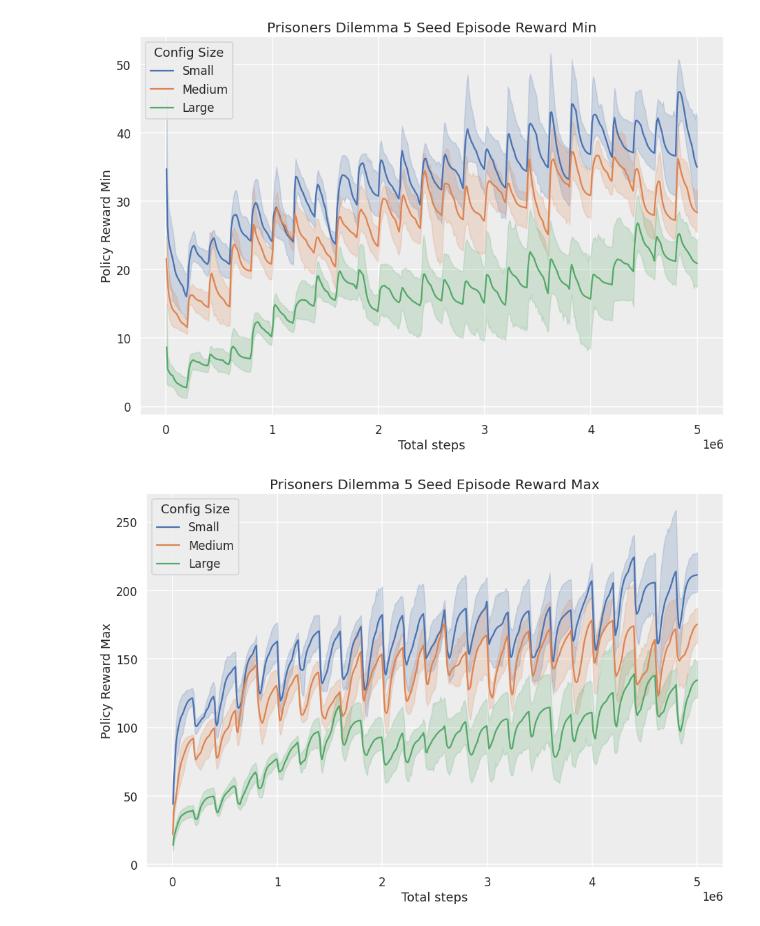
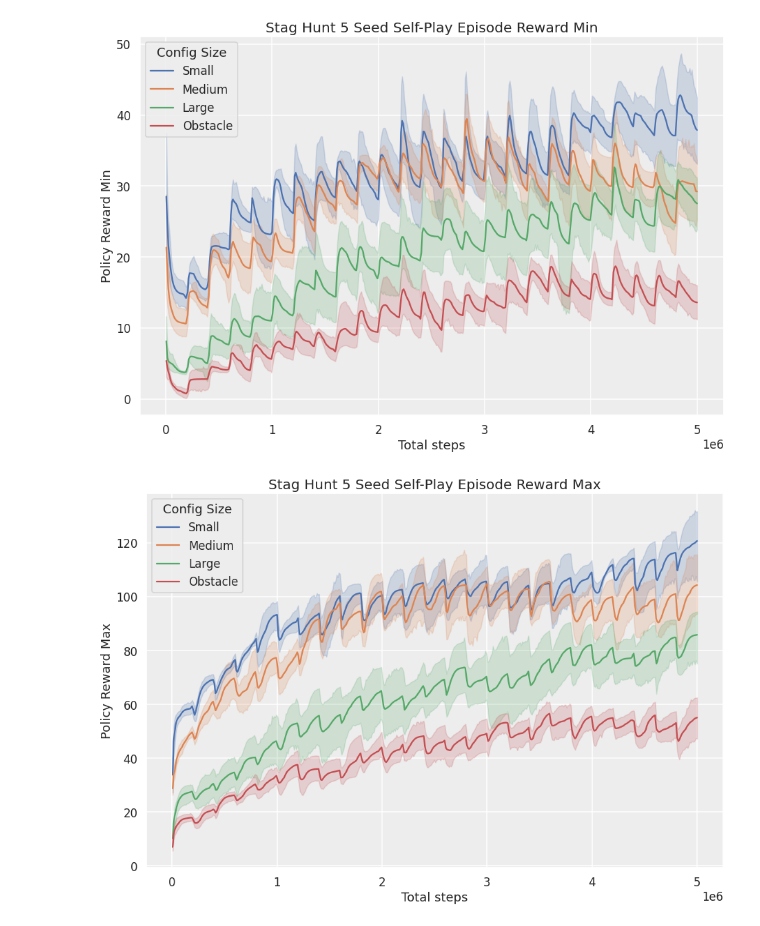
Before and after one commit to ThomasChen98/Level-of-Influence, a Jupyter notebook: MARL/learning_curves_SP.ipynb, the cells around one changed output. Cells and saved outputs as stored; diff of their text form; code cells hidden in the pictures.

```diff
--- a/MARL/learning_curves_SP.ipynb
+++ b/MARL/learning_curves_SP.ipynb
@@ -13,9 +13,9 @@ warnings.filterwarnings('ignore')
 figsize=(15, 10)
 export_dir = './plots_SP/'
 filetype = 'pdf'
-env_name = 'prisoners dilemma 5 seed'
-data_list = ['pd5s','pd5m','pd5l']
-env_size = ['Small','Medium','Large']
+env_name = 'stag hunt 5 seed'
+data_list = ['sh5s','sh5m','sh5l','sh5o']
+env_size = ['Small','Medium','Large','Obstacle']
 seeds = 3
 total_timestep = 6e6
 
@@ -104,23 +104,23 @@ plt.savefig(os.path.join(export_dir, env_name+' reward mean.'+filetype), bbox_in
 fig, ax = plt.subplots(figsize=figsize)
 g = sns.lineplot(data=plot_data, x='timesteps', y='policy_reward_min_smooth', hue='env')
 ax.set(xlabel='Total steps', ylabel='Policy Reward Min')
-ax.set_title(env_name.title()+' Episode Reward Min', fontsize=20, y=1.0)
+ax.set_title(env_name.title()+' Self-Play Episode Reward Min', fontsize=20, y=1.0)
 # plt.xticks(np.arange(0, total_timestep, 2e5))
 # xlabels = ['{:.1f}'.format(x) + 'M' for x in g.get_xticks()/1e6]
 # g.set_xticklabels(xlabels)
 plt.legend(title='Config Size')
 plt.savefig(os.path.join(export_dir, env_name+' reward min.'+filetype), bbox_inches='tight')
 # %% [output]
-[figure, old version]
+[figure, new version]
 # %%
 fig, ax = plt.subplots(figsize=figsize)
 g = sns.lineplot(data=plot_data, x='timesteps', y='policy_reward_max_smooth', hue='env')
 ax.set(xlabel='Total steps', ylabel='Policy Reward Max')
-ax.set_title(env_name.title()+' Episode Reward Max', fontsize=20, y=1.0)
+ax.set_title(env_name.title()+' Self-Play Episode Reward Max', fontsize=20, y=1.0)
 # plt.xticks(np.arange(0, total_timestep, 2e5))
 # xlabels = ['{:.1f}'.format(x) + 'M' for x in g.get_xticks()/1e6]
 # g.set_xticklabels(xlabels)
 plt.legend(title='Config Size')
 plt.savefig(os.path.join(export_dir, env_name+' reward max.'+filetype), bbox_inches='tight')
 # %% [output]
-[figure, old version]
+[figure, new version]
```
Also changed, not shown: parts of 2 cells of this notebook, 35 other files.
